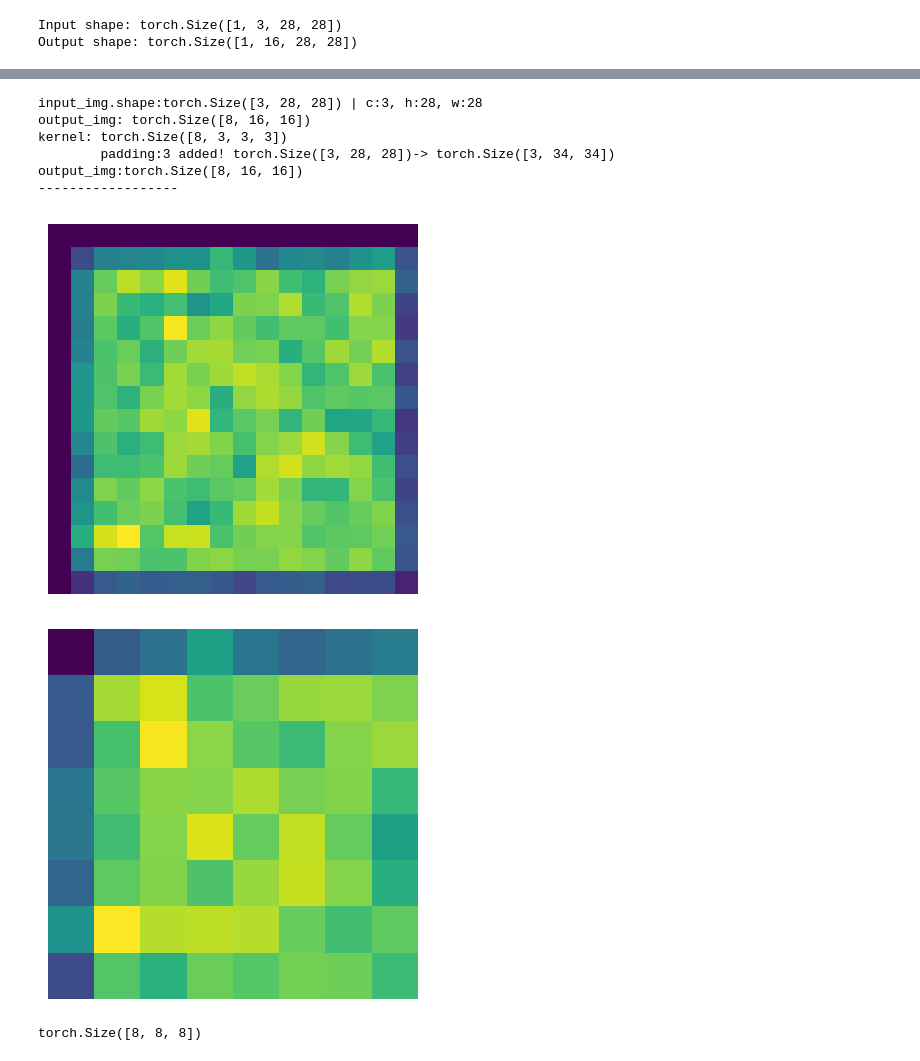
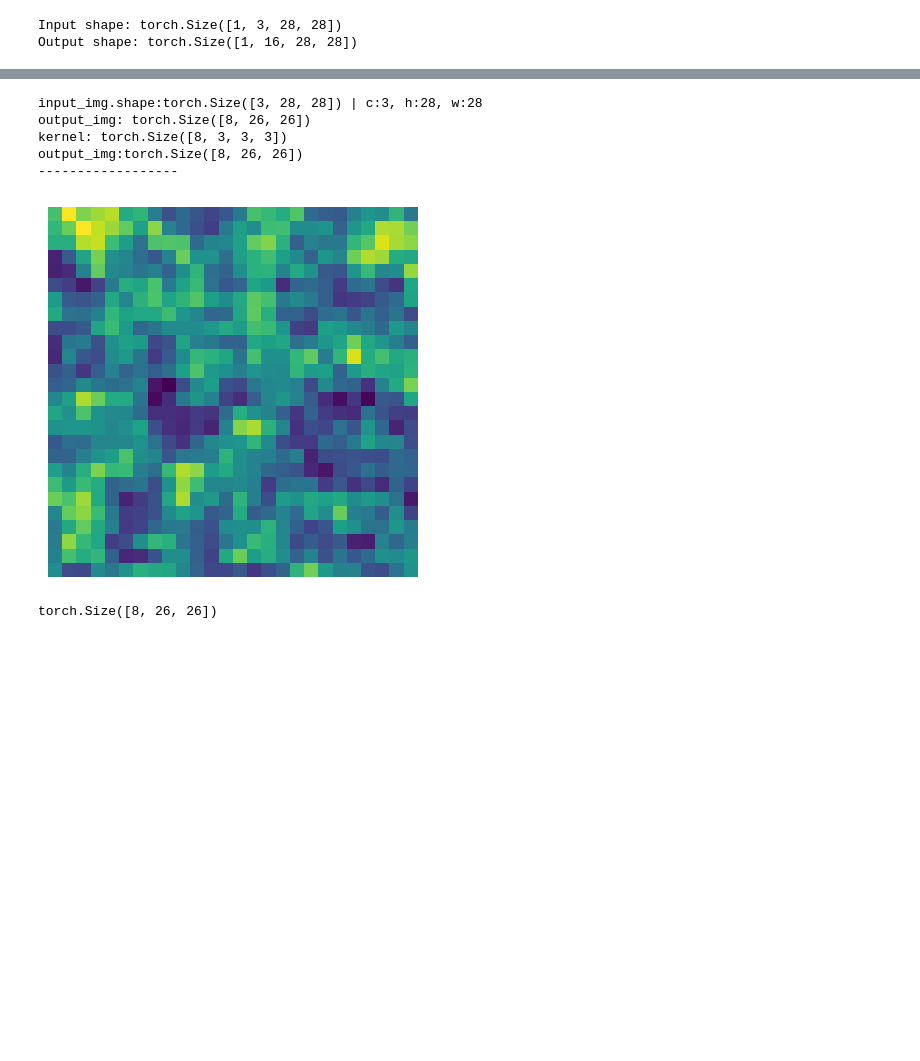
Before and after one commit to mzohaibnasir/fromScratch, a Jupyter notebook: 04_CNNfromScratch/main.ipynb, the cells around one changed output, grey strips where cells are left out. Cells and saved outputs as stored; diff of their text form; code cells hidden in the pictures; blank space fills up the shorter version.

```diff
--- a/04_CNNfromScratch/main.ipynb
+++ b/04_CNNfromScratch/main.ipynb
@@ -939,24 +930,24 @@ def convolve(input_img, kernel_size=3, padding = 0, stride=1, in_channels = 3, o
 
     print(f"output_img:{output_img.shape}")
 
-    for out_channel in range(output_img.shape[0]):
-        for row in range(0, output_img.shape[1]):
-            for col in range(0, output_img.shape[2]):
-########################################################################3
-                # print(f"out_channel:{out_channel}, row:{row}, col:{col}")
-                start_row = row * stride
-                start_col = col * stride
 
-                # print(f"out_channel:{out_channel}, row:{row}, col:{col}, row+stride:{start_row}, col+stride:{start_row}")
+    for out_channel in range(0, output_img.shape[0]): #channel
+        for row in range(0, output_img.shape[1], stride): #rows
+            for col in range(0, output_img.shape[2], stride): # cols
+                # Sum the convolution of each channel with the corresponding sub-kernel
+                # elementwise multiplication of  3*3*3 kernel with sliced 3*3*3 of input_img
 
                 for in_channel in range(in_channels):
+                    # self.input_img
                     output_img[out_channel, row, col] += scalar_product(
-                        input_img[in_channel, start_row:start_row+kernel_size, start_col:start_col+kernel_size],
+                        input_img[in_channel, row :row+kernel_size, col:col+kernel_size],
                         kernels[out_channel, in_channel, :, :]
-                    )               # print(f"output_img[{out_channel}, {row}, {col}]:{output_img[out_channel, row, col]} | in_channel: {in_channel} ; out_channel: {out_channel}")
- ################################################################################33
+                        )
+                    # print(f"output_img[{out_channel}, {row}, {col}]:{output_img[out_channel, row, col]} | in_channel: {in_channel} ; out_channel: {out_channel}")
+
                     # print(f"kernel{channel}:{kernels[channel].shape}")
                     # print(col)
+
         # plt.imshow(output_img)
         # plt.axis(False)
         # plt.show()
@@ -967,48 +958,38 @@ def convolve(input_img, kernel_size=3, padding = 0, stride=1, in_channels = 3, o
 
 
 kernel_size = 3
-padding = 3
-stride = 2
+padding = 0
+stride = 1
 input_img = torch.rand(3, 28, 28)
 # print(input_img.shape)
 
 in_channels = 3
 out_channels= 8
 
 output_image = convolve(input_img, kernel_size, padding, stride, in_channels, out_channels)
 
 # plt.imshow()
 # plt.show()
 # output_image.shape
 
 print("------------------")
 # print(output_image.shape)
 # output_image = output_image.permute(1,2,0)[:,:,0]
 # print(output_image.shape)
 # # output_image[:2]
 # output_image = output_image[:,:,0]
 # print(output_image.shape)
 
 
 plt.imshow(output_image.permute(1,2,0)[:,:,0])
 plt.axis(False)
 plt.show()
 output_image.shape
-
-output_image = max_pooling(output_image, pool_size=2, stride=2)
-
-
-plt.imshow(output_image.permute(1,2,0)[:,:,0])
-plt.axis(False)
-plt.show()
-output_image.shape
 # %% [output]
 input_img.shape:torch.Size([3, 28, 28]) | c:3, h:28, w:28
-output_img: torch.Size([8, 16, 16])
+output_img: torch.Size([8, 26, 26])
 kernel: torch.Size([8, 3, 3, 3])
-        padding:3 added! torch.Size([3, 28, 28])-> torch.Size([3, 34, 34])
-output_img:torch.Size([8, 16, 16])
+output_img:torch.Size([8, 26, 26])
 ------------------
-[figure, old version]
+[figure, new version]
-[figure, removed]
-torch.Size([8, 8, 8])
+torch.Size([8, 26, 26])
```
Also changed, not shown: parts of 14 cells of this notebook, 2 other files.
